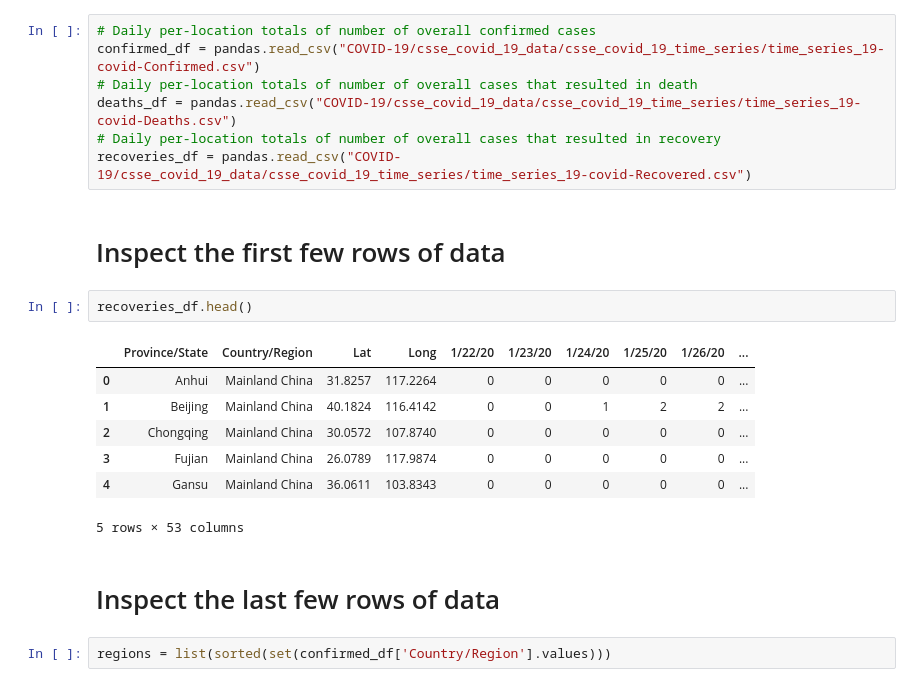
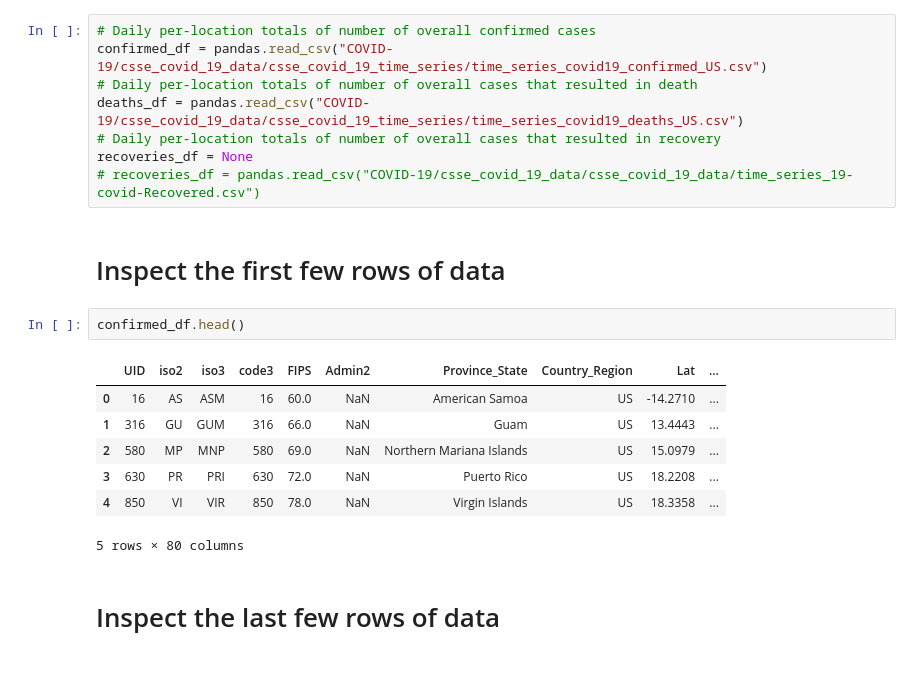
Before and after one commit to nrhinehart/COVID-19-pyvis, a Jupyter notebook: overview_plotting_example.ipynb, the cells around one changed output. Saved outputs shown, nothing was run; the diff lists cells and outputs as text.

```diff
--- a/overview_plotting_example.ipynb
+++ b/overview_plotting_example.ipynb
@@ -28,24 +32,23 @@ Deaths: https://github.com/CSSEGISandData/COVID-19/blob/master/csse_covid_19_dat
 # Create DataFrames for the time series data
 # %%
 # Daily per-location totals of number of overall confirmed cases
-confirmed_df = pandas.read_csv("COVID-19/csse_covid_19_data/csse_covid_19_time_series/time_series_19-covid-Confirmed.csv")
+confirmed_df = pandas.read_csv("COVID-19/csse_covid_19_data/csse_covid_19_time_series/time_series_covid19_confirmed_US.csv")
 # Daily per-location totals of number of overall cases that resulted in death
-deaths_df = pandas.read_csv("COVID-19/csse_covid_19_data/csse_covid_19_time_series/time_series_19-covid-Deaths.csv")
+deaths_df = pandas.read_csv("COVID-19/csse_covid_19_data/csse_covid_19_time_series/time_series_covid19_deaths_US.csv")
 # Daily per-location totals of number of overall cases that resulted in recovery
-recoveries_df = pandas.read_csv("COVID-19/csse_covid_19_data/csse_covid_19_time_series/time_series_19-covid-Recovered.csv")
+recoveries_df = None
+# recoveries_df = pandas.read_csv("COVID-19/csse_covid_19_data/csse_covid_19_data/time_series_19-covid-Recovered.csv")
 # %% [markdown]
 # Inspect the first few rows of data
 # %%
-recoveries_df.head()
+confirmed_df.head()
 # %% [output]
-|  | Province/State | Country/Region | Lat | Long | 1/22/20 | 1/23/20 | 1/24/20 | 1/25/20 | 1/26/20 | ... |
-| 0 | Anhui | Mainland China | 31.8257 | 117.2264 | 0 | 0 | 0 | 0 | 0 | ... |
-| 1 | Beijing | Mainland China | 40.1824 | 116.4142 | 0 | 0 | 1 | 2 | 2 | ... |
-| 2 | Chongqing | Mainland China | 30.0572 | 107.8740 | 0 | 0 | 0 | 0 | 0 | ... |
-| 3 | Fujian | Mainland China | 26.0789 | 117.9874 | 0 | 0 | 0 | 0 | 0 | ... |
-| 4 | Gansu | Mainland China | 36.0611 | 103.8343 | 0 | 0 | 0 | 0 | 0 | ... |
+|  | UID | iso2 | iso3 | code3 | FIPS | Admin2 | Province_State | Country_Region | Lat | ... |
+| 0 | 16 | AS | ASM | 16 | 60.0 | NaN | American Samoa | US | -14.2710 | ... |
+| 1 | 316 | GU | GUM | 316 | 66.0 | NaN | Guam | US | 13.4443 | ... |
+| 2 | 580 | MP | MNP | 580 | 69.0 | NaN | Northern Mariana Islands | US | 15.0979 | ... |
+| 3 | 630 | PR | PRI | 630 | 72.0 | NaN | Puerto Rico | US | 18.2208 | ... |
+| 4 | 850 | VI | VIR | 850 | 78.0 | NaN | Virgin Islands | US | 18.3358 | ... |
-5 rows × 53 columns
+5 rows × 80 columns
 # %% [markdown]
 # Inspect the last few rows of data
-# %%
-regions = list(sorted(set(confirmed_df['Country/Region'].values)))
```
Also changed, not shown: parts of 40 cells of this notebook, 1 other file.
